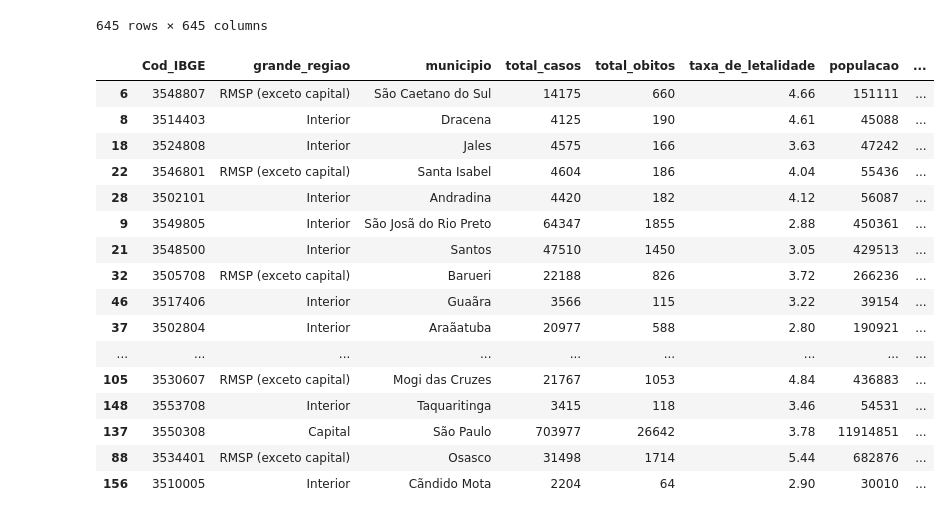
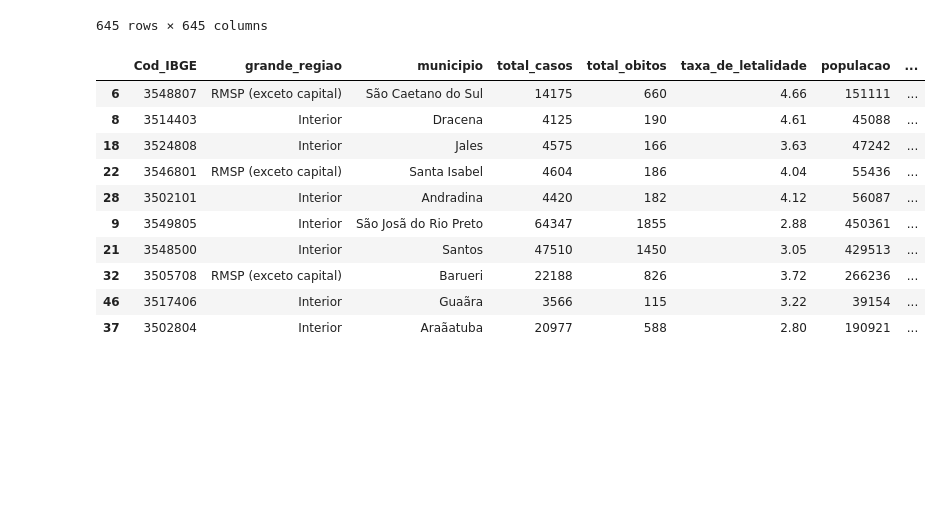
Before and after one commit to Kotzly/DS4H_Course, a Jupyter notebook: notebooks/ranking.ipynb, the cells around one changed output. Saved outputs shown, nothing was run; the diff lists cells and outputs as text; code cells hidden in the pictures; blank space fills up the shorter version.

```diff
--- a/notebooks/ranking.ipynb
+++ b/notebooks/ranking.ipynb
@@ -2,7 +2,7 @@
 import pandas as pd
 from pathlib import Path
 # %%
-filepath = Path("C:/Users/paull/Documents/GIT/DS4H_Course/data/processed/indexes/municipios.csv")
+filepath = Path("../data/processed/indexes/municipios.csv")
 # %%
 df = pd.read_csv(filepath, sep=";")
 df["taxa_de_incidencia"] = df["total_casos"] / df["populacao"]
@@ -86,22 +86,16 @@ summed
 # %%
 df["total"] = summed.values.sum(axis=1)
 # %%
-df[df["populacao"] > 30000].sort_values("total", ascending=False).head(50)
+df[df["populacao"] > 30000].sort_values("total", ascending=False).head(10)
 # %% [output]
 |  | Cod_IBGE | grande_regiao | municipio | total_casos | total_obitos | taxa_de_letalidade | populacao | ... |
 | 6 | 3548807 | RMSP (exceto capital) | São Caetano do Sul | 14175 | 660 | 4.66 | 151111 | ... |
 | 8 | 3514403 | Interior | Dracena | 4125 | 190 | 4.61 | 45088 | ... |
 | 18 | 3524808 | Interior | Jales | 4575 | 166 | 3.63 | 47242 | ... |
 | 22 | 3546801 | RMSP (exceto capital) | Santa Isabel | 4604 | 186 | 4.04 | 55436 | ... |
 | 28 | 3502101 | Interior | Andradina | 4420 | 182 | 4.12 | 56087 | ... |
 | 9 | 3549805 | Interior | São Josã do Rio Preto | 64347 | 1855 | 2.88 | 450361 | ... |
 | 21 | 3548500 | Interior | Santos | 47510 | 1450 | 3.05 | 429513 | ... |
 | 32 | 3505708 | RMSP (exceto capital) | Barueri | 22188 | 826 | 3.72 | 266236 | ... |
 | 46 | 3517406 | Interior | Guaãra | 3566 | 115 | 3.22 | 39154 | ... |
 | 37 | 3502804 | Interior | Araãatuba | 20977 | 588 | 2.80 | 190921 | ... |
-| ... | ... | ... | ... | ... | ... | ... | ... | ... |
-| 105 | 3530607 | RMSP (exceto capital) | Mogi das Cruzes | 21767 | 1053 | 4.84 | 436883 | ... |
-| 148 | 3553708 | Interior | Taquaritinga | 3415 | 118 | 3.46 | 54531 | ... |
-| 137 | 3550308 | Capital | São Paulo | 703977 | 26642 | 3.78 | 11914851 | ... |
-| 88 | 3534401 | RMSP (exceto capital) | Osasco | 31498 | 1714 | 5.44 | 682876 | ... |
-| 156 | 3510005 | Interior | Cãndido Mota | 2204 | 64 | 2.90 | 30010 | ... |
```
Also changed, not shown: parts of 1 cell of this notebook.
